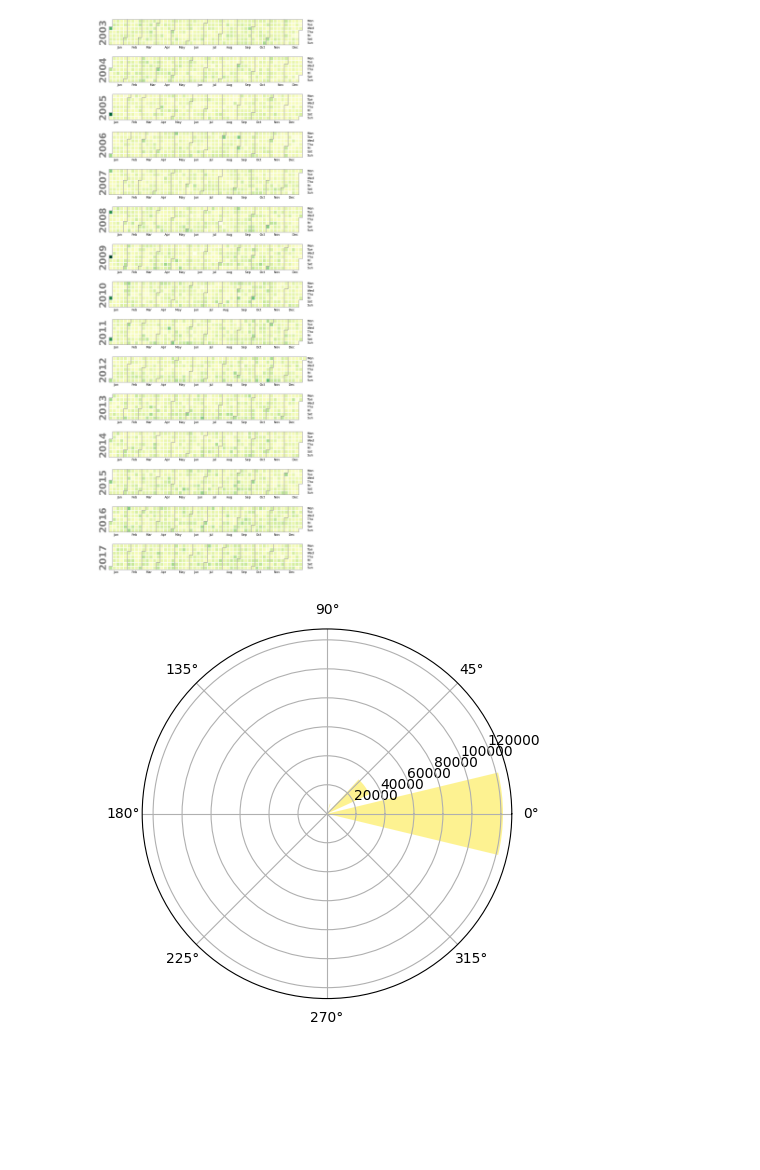
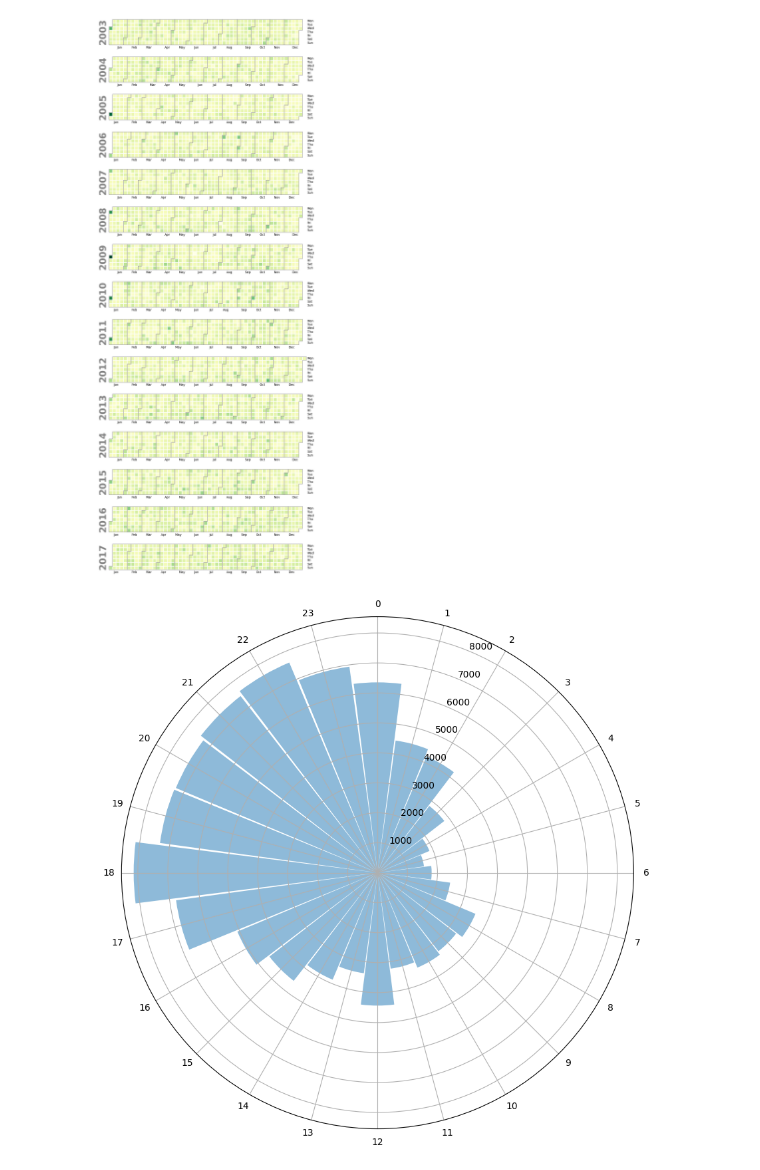
Before and after one commit to AnneKDesler/socialdata2023, a Jupyter notebook: lectures/Week2.ipynb, the cells around one changed output. Drawn from its saved outputs; the diff is of its cells as text; code cells hidden in the pictures; blank space fills up the shorter version.

```diff
--- a/lectures/Week2.ipynb
+++ b/lectures/Week2.ipynb
@@ -252,20 +252,25 @@ findfont: Font family 'Helvetica' not found.
 findfont: Font family 'Helvetica' not found.
 [figure]
 # %%
-df_assult = df.loc[df.Category == 'ASSAULT']
-events = pd.Series(df_assult['Timestamp'].value_counts(), index=df_assult['Timestamp']).value_counts()
+df_drunk = df.loc[df.Category == 'DRUNKENNESS']
+events = df_i['Timestamp'].dt.hour.value_counts().sort_index()
+
 # Compute pie slices
 N = len(events)
-theta = np.linspace(0.0, 2 * np.pi, N, endpoint=False)
-width = np.pi / 4 * np.random.rand(N)
-colors = plt.cm.viridis(events / 10.)
+radians = np.linspace(0.0, 2 * np.pi, N, endpoint=False)
+degrees = np.linspace(0.0, 360, N, endpoint=False)
+times = events.index
+width = 2*np.pi/ N-0.01
 
+
+plt.figure(figsize=(10,10))
 ax = plt.subplot(projection='polar')
-ax.bar(theta, events, width=width, bottom=0.0, color=colors, alpha=0.5)
-
+ax.bar(radians, events, width=width, bottom=0.0, alpha=0.5)
+ax.set_thetagrids(degrees, labels=times)
+ax.set(theta_direction=-1,theta_zero_location='N')
 plt.show()
 # %% [output]
-[figure, old version]
+[figure, new version]
 # %% [markdown]
 # Part 5: Back to visualizing patterns in the data
 
```
Also changed, not shown: parts of 8 cells of this notebook, 1 other file.
